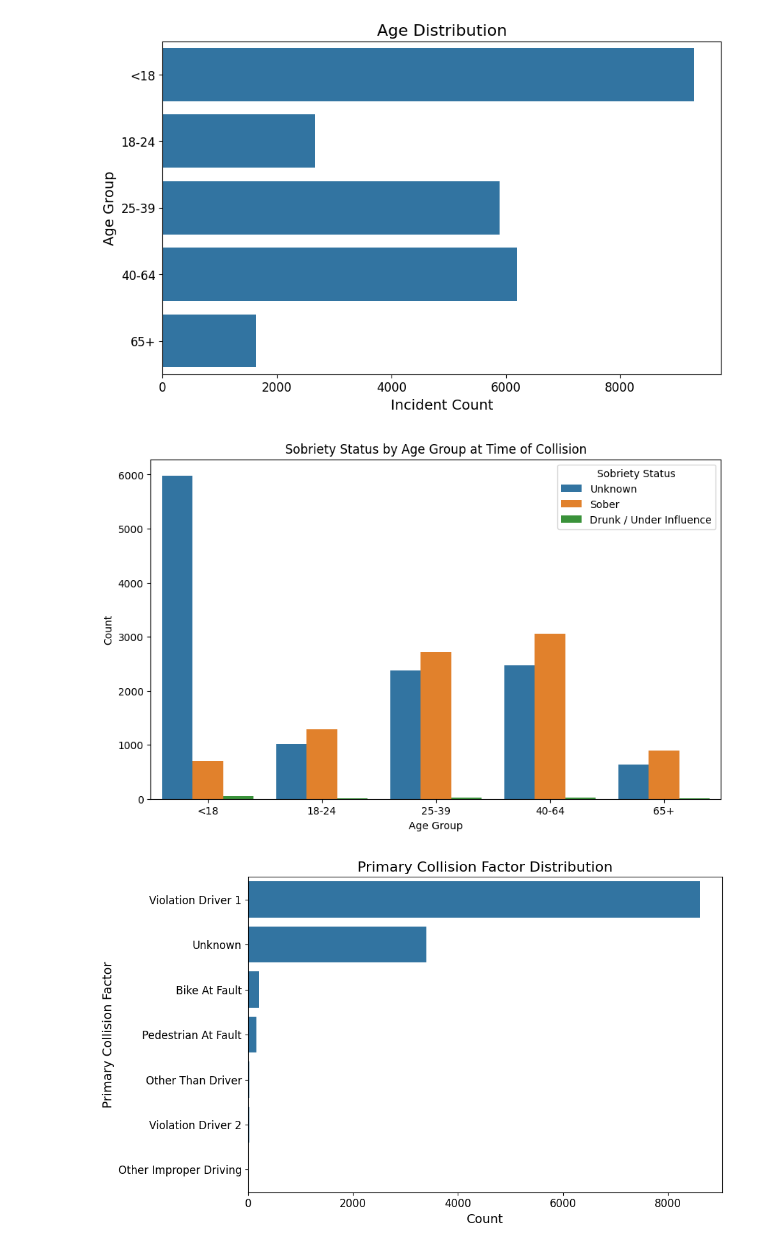
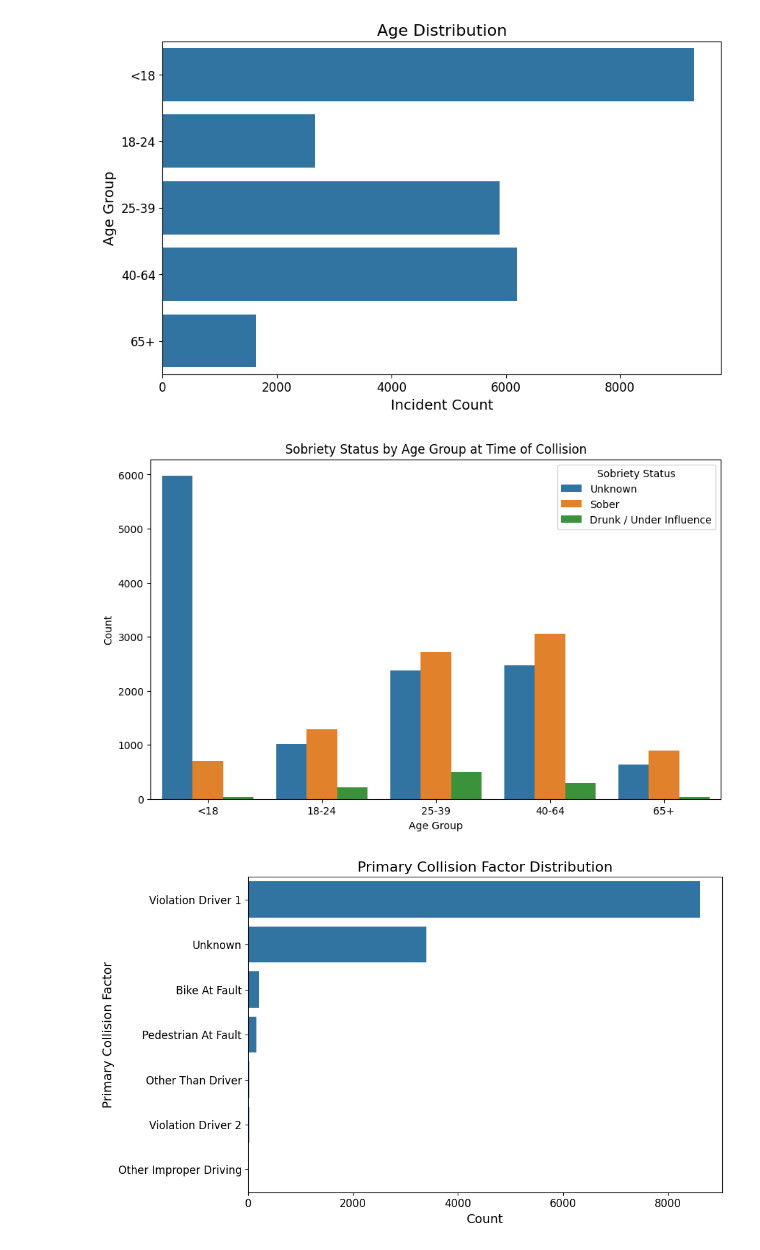
Before and after one commit to luanled/cmpe255-crash-injury-severity, a Jupyter notebook: notebooks/Brian visualize_preprocessed_data.ipynb, the cells around one changed output. Saved outputs shown, nothing was run; the diff lists cells and outputs as text; code cells hidden in the pictures.

Commit message:
Fixed appearance of chart

```diff
--- a/notebooks/Brian visualize_preprocessed_data.ipynb
+++ b/notebooks/Brian visualize_preprocessed_data.ipynb
@@ -150,30 +150,30 @@ plt.show()
 # %%
 # Brian: Analyze the correlation between age groups and sobriety status
 
 # Specify the order of categories for AgeBracket
 age_order = ['<18', '18-24', '25-39', '40-64', '65+']
 
 # Define the sobriety statuses you want to include in the plot
 selected_sobriety_labels = [
     'Impairment Not Known',
     'Had Not Been Drinking',
-    'Had Been Drinking - Under the Influence',
-    'Had Been Drinking - Not Under the Influence',
-    'Had Been Drinking - Impairment Unknown'
+    'Had Been Drinking - Under Influence',
+    #'Had Been Drinking - Not Under Influence',
+    #'Had Been Drinking - Impairment Unknown'
 ]
 
 # Filter the dataset to include only the selected sobriety statuses
 filtered_data = preprocessed_vehicle_data[preprocessed_vehicle_data['Sobriety_Label'].isin(selected_sobriety_labels)]
 
 plt.figure(figsize=(10, 6))
 sns.countplot(data=filtered_data, x='AgeBracket', hue='Sobriety_Label', order=age_order)
 plt.title('Sobriety Status by Age Group at Time of Collision')
 plt.xlabel('Age Group')
 plt.ylabel('Count')
 plt.legend(title='Sobriety Status', labels=['Unknown', 'Sober', 'Drunk / Under Influence'])
 plt.show()
 # %% [output]
-[figure, old version]
+[figure, new version]
 # %%
 # Visualize Primary Collision Factor Distribution
 plt.figure(figsize=(10, 6))  # Increase figure size
```
